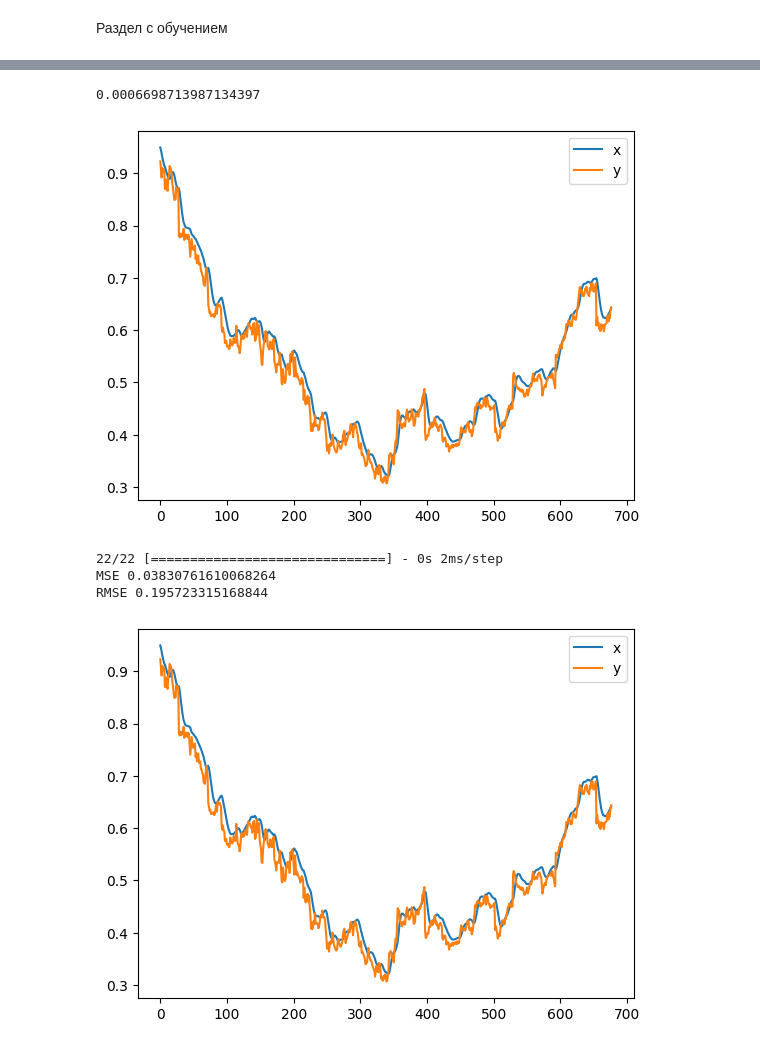
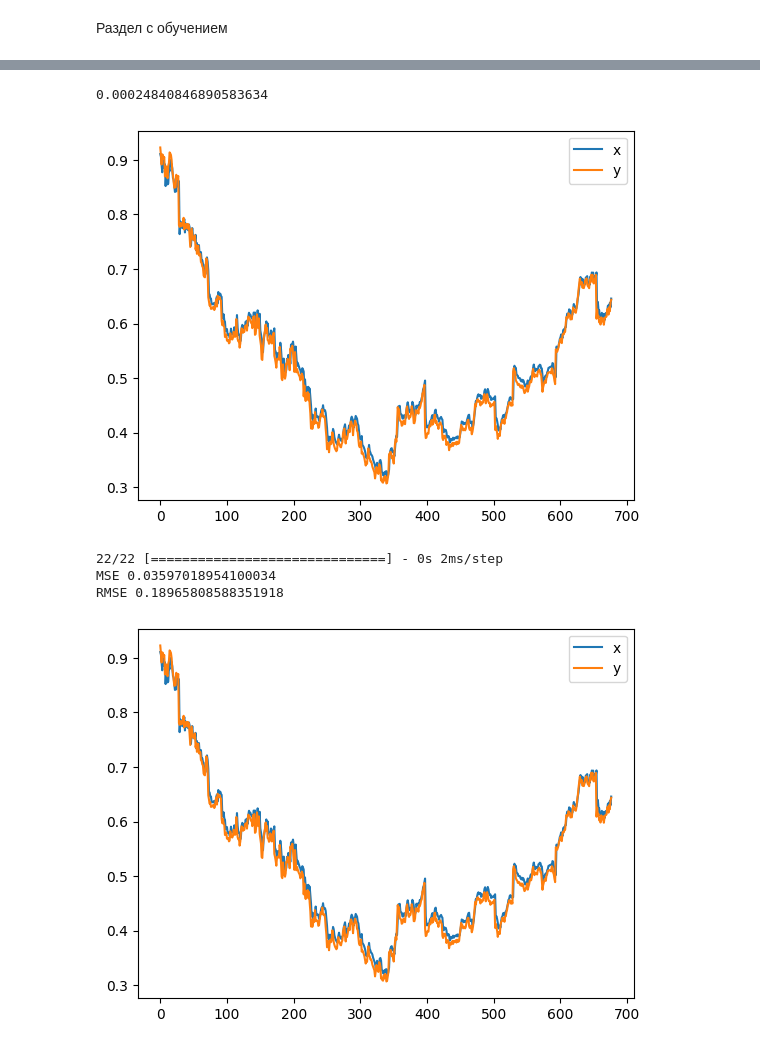
Before and after one commit to Mjorni/ML_Trading, a Jupyter notebook: main.ipynb, the cells around one changed output, grey strips where cells are left out. Saved outputs shown, nothing was run; the diff lists cells and outputs as text; code cells hidden in the pictures.

```diff
--- a/main.ipynb
+++ b/main.ipynb
@@ -89,15 +90,12 @@ from tensorflow.keras.layers import Dense, LSTM, Dropout, Activation
 # %%
-#Создание модели
 model = Sequential([
-            LSTM(64, input_shape = (lb, 1), return_sequences = True),
-            LSTM(32),
-            Dense(16),
-            Dropout(.2), # потом убрать
+            LSTM(128, input_shape = (lb, 1), return_sequences = True),
+            LSTM(10),
             Dense(1)
         ])
 model.compile(optimizer = 'adam', loss = 'mse')
 
-history = model.fit(x_train, y_train, epochs = 10, shuffle=False)
-get_result()
+history = model.fit(x_train, y_train, epochs = 50, shuffle=False)
+get_result() # type: ignore
 model.evaluate(x_test, y_test)
 # %% [output]
@@ -121,5 +119,5 @@ Epoch 10/10
-0.0006698713987134397
+0.00024840846890583634
-[figure, old version]
+[figure, new version]
 # %%
 x_train = x_train.reshape((x_train.shape[0], x_train.shape[1], 1))
 # %%
@@ -137,9 +135,9 @@ print("MSE", mse)
 print("RMSE", np.sqrt(mse))
 # %% [output]
 22/22 [==============================] - 0s 2ms/step
-MSE 0.03830761610068264
-RMSE 0.195723315168844
+MSE 0.03597018954100034
+RMSE 0.18965808588351918
-[figure, old version]
+[figure, new version]
 # %%
 #хороший результат
 #Создание модели
```
Also changed, not shown: parts of 3 cells of this notebook.
